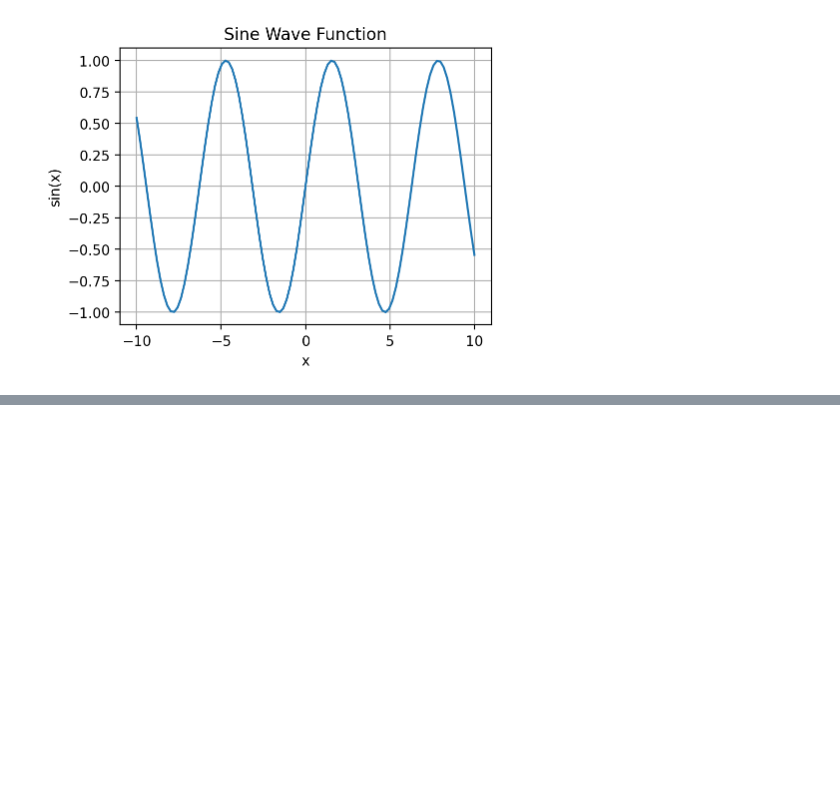
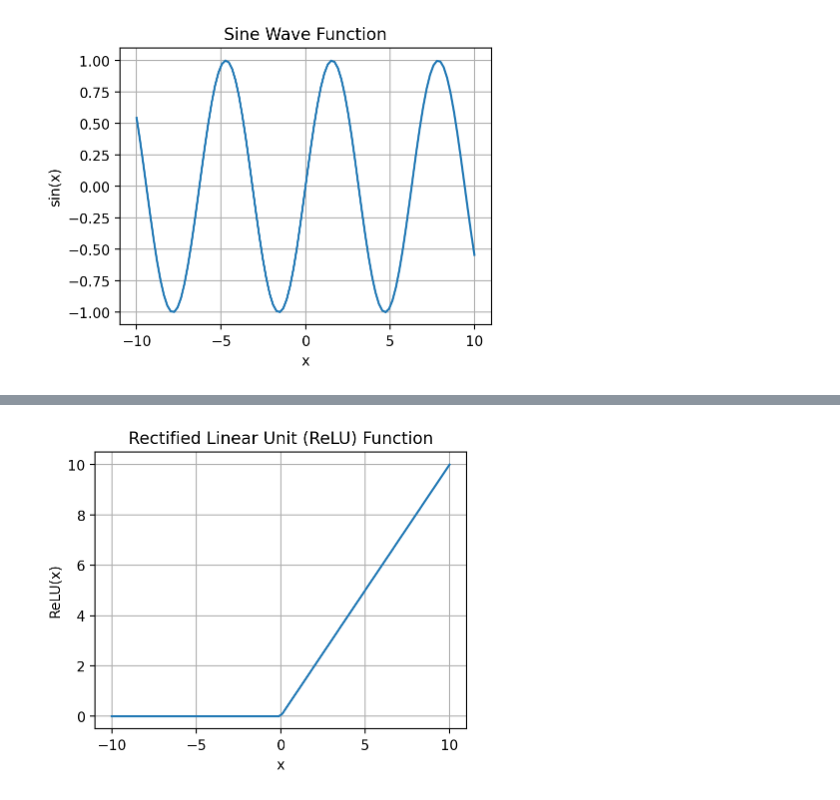
Before and after one commit to dkhundley/math-in-code, a Jupyter notebook: neural_networks/activation_functions.ipynb, the cells around one changed output, grey strips where cells are left out. Saved outputs shown, nothing was run; the diff lists cells and outputs as text; code cells hidden in the pictures; blank space fills up the shorter version.

```diff
--- a/neural_networks/activation_functions.ipynb
+++ b/neural_networks/activation_functions.ipynb
@@ -333,0 +463,20 @@ While the sigmoid function was historically one of the first to be used, it suff
+# %%
+# Generating a range of values between -10 and 10
+x = np.linspace(-10, 10, 100)
+
+# Defining a simple ReLU function
+def ReLU(x):
+    return np.maximum(0, x)
+
+# Getting the ReLU values from the input
+y = ReLU(x)
+
+# Makin' it pretty
+plt.plot(x, y)
+plt.title('Rectified Linear Unit (ReLU) Function')
+plt.xlabel('x')
+plt.ylabel('ReLU(x)')
+plt.grid(True)
+plt.show()
+# %% [output]
+[figure, added]
```
Also changed, not shown: parts of 31 cells of this notebook.
